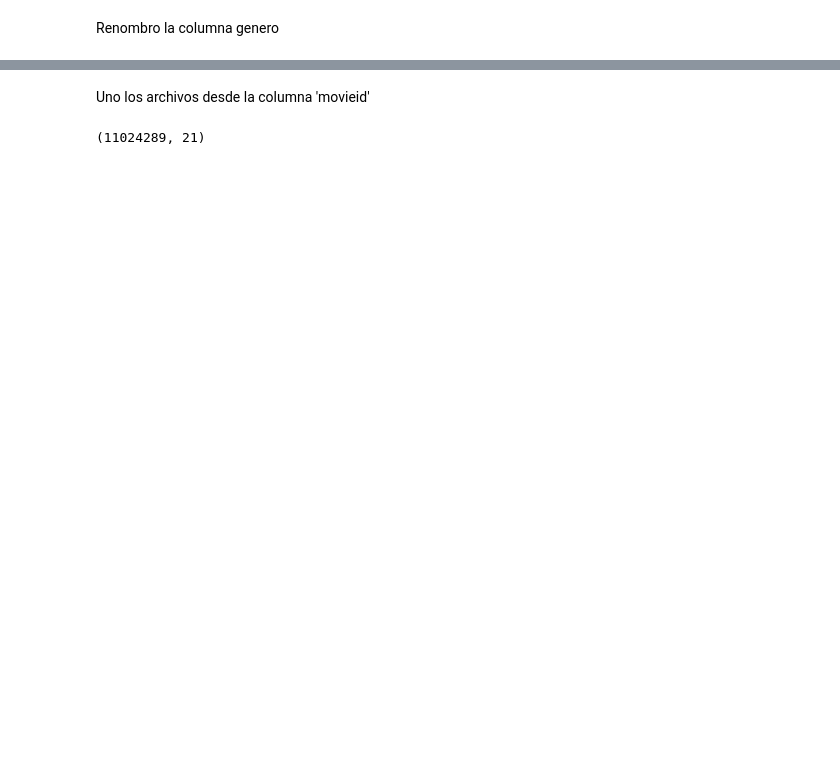
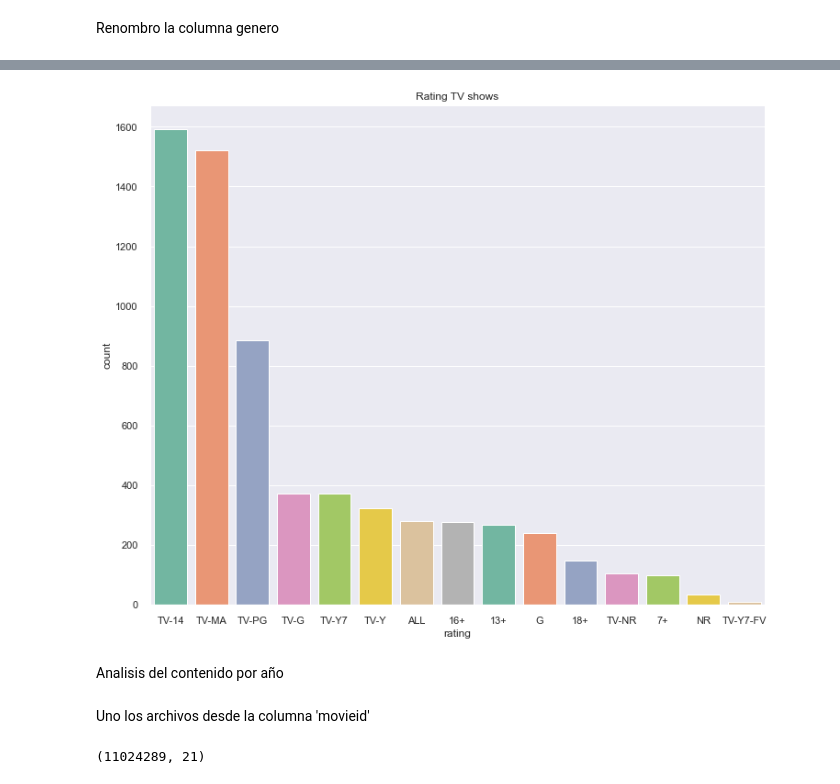
Before and after one commit to AguirreMariaHerminia/PI_MLOps, a Jupyter notebook: ML_EDA.ipynb, the cells around one changed output, grey strips where cells are left out. Saved outputs shown, nothing was run; the diff lists cells and outputs as text; code cells hidden in the pictures; blank space fills up the shorter version.

```diff
--- a/ML_EDA.ipynb
+++ b/ML_EDA.ipynb
@@ -142,0 +234,4 @@ TypeError: 'list' object is not callable
+# %%
+dftv = dfml[dfml['type'] == 'tv show']
+dftv.sample(5)
+dftv.shape
@@ -142,0 +263,9 @@ TypeError: 'list' object is not callable
+# %%
+plt.figure(figsize=(12,10))
+sns.set(style= 'darkgrid')
+sns.countplot(x='rating', data= dftv, palette='Set2', order=dftv['rating'].value_counts().index[0:15]);
+plt.title('Rating TV shows');
+# %% [output]
+[figure, added]
+# %% [markdown]
+Analisis del contenido por año
```
Also changed, not shown: parts of 34 cells of this notebook, 7 other files.
